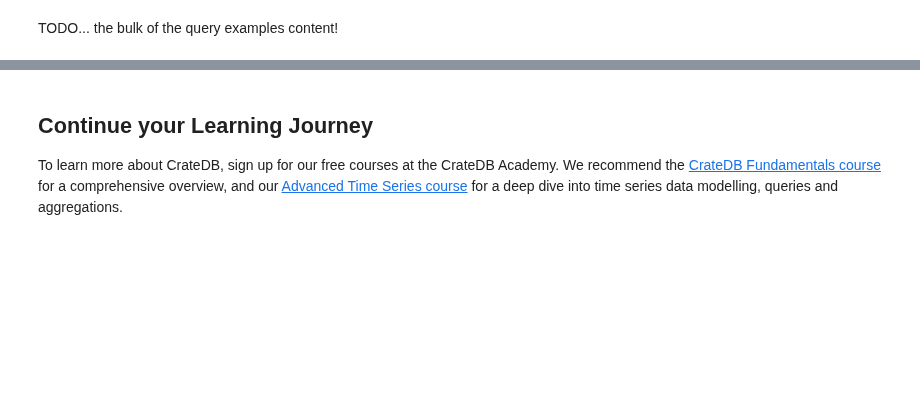
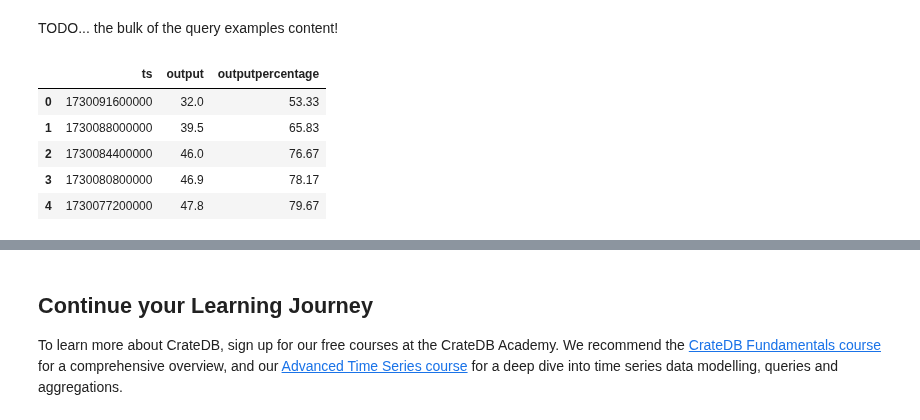
Before and after one commit to crate/cratedb-examples, a Jupyter notebook: topic/multi-model/multi-model-offshore-wind-farms.ipynb, the cells around one changed output, grey strips where cells are left out. Drawn from its saved outputs; the diff is of its cells as text; code cells hidden in the pictures; blank space fills up the shorter version.

```diff
--- a/topic/multi-model/multi-model-offshore-wind-farms.ipynb
+++ b/topic/multi-model/multi-model-offshore-wind-farms.ipynb
@@ -162,3 +164,29 @@ _ = connection.execute(sa.text("REFRESH TABLE windfarms, windfarm_output"))
 _ = connection.execute(sa.text("ANALYZE"))
 # %% [markdown]
 TODO... the bulk of the query examples content!
+# %%
+# Slide 17
+
+import pandas as pd
+
+query = """
+SELECT
+    ts, output, outputpercentage
+FROM
+    windfarm_output
+WHERE
+    windfarmid = 'NHOYW-1' AND outputpercentage >= 50
+ORDER BY
+    ts DESC
+LIMIT
+    5
+"""
+
+pd.read_sql(query, CONNECTION_STRING)
+# %% [output]
+|  | ts | output | outputpercentage |
+| 0 | 1730091600000 | 32.0 | 53.33 |
+| 1 | 1730088000000 | 39.5 | 65.83 |
+| 2 | 1730084400000 | 46.0 | 76.67 |
+| 3 | 1730080800000 | 46.9 | 78.17 |
+| 4 | 1730077200000 | 47.8 | 79.67 |
```
Also changed, not shown: parts of 8 cells of this notebook.
